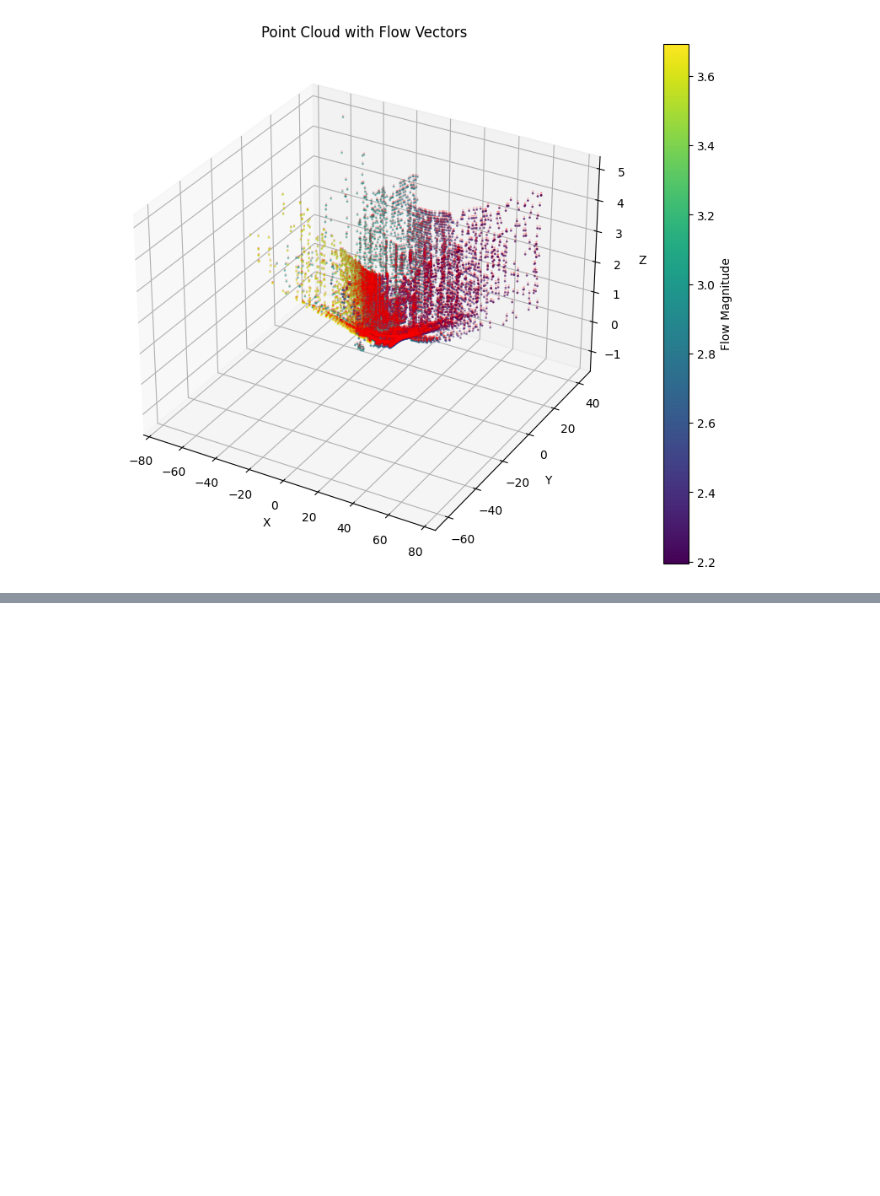
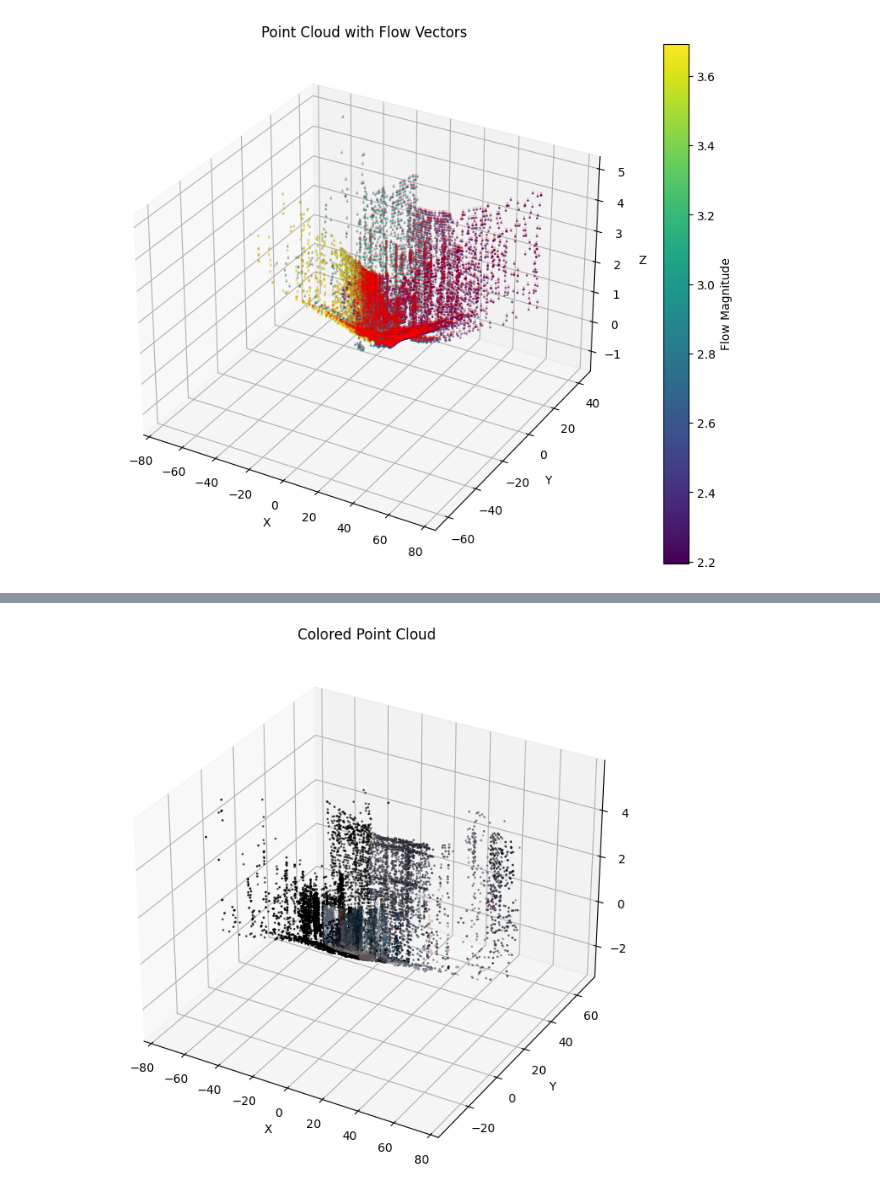
Before and after one commit to preacherwhite/Pointcept, a Jupyter notebook: pointcept/datasets/preprocessing/waymo/flow_experiments.ipynb, the cells around one changed output, grey strips where cells are left out. Drawn from its saved outputs; the diff is of its cells as text; code cells hidden in the pictures; blank space fills up the shorter version.

```diff
--- a/pointcept/datasets/preprocessing/waymo/flow_experiments.ipynb
+++ b/pointcept/datasets/preprocessing/waymo/flow_experiments.ipynb
@@ -88,7 +85,7 @@ def parse_range_image_and_camera_projection_flow(
   return range_images, camera_projections, seg_labels, range_image_top_pose
 # %%
 # Set the path to your TFRecord file
-tfrecord_path = '/media/staging1/dhwang/Waymo/archived_files/scene_flow/valid/'
+tfrecord_path = '/media/staging1/dhwang/Waymo/archived_files/scene_flow/validation/'
 file_list = glob.glob(
         os.path.join(os.path.abspath(tfrecord_path), "*.tfrecord")
     )
@@ -273,7 +278,7 @@ def create_lidar_and_flow(frame):
 import random
 
 # Set the path to your TFRecord file
-tfrecord_path = '/media/staging1/dhwang/Waymo/archived_files/scene_flow/train/'
+tfrecord_path = '/media/staging1/dhwang/Waymo/archived_files/scene_flow/training/'
 file_list = glob.glob(
         os.path.join(os.path.abspath(tfrecord_path), "*.tfrecord")
     )
@@ -382,3 +391,90 @@ visualize_point_cloud_with_flow(points[0], flow[0], sample_rate=10)
 # Save flow and point cloud into two numpy file
 np.save('flow2.npy', flow)
 np.save('points2.npy', points)
+# %%
+def create_lidar_and_color(frame):
+    # Parse range images and camera projections
+    (range_images, camera_projections, _, range_image_top_pose) = frame_utils.parse_range_image_and_camera_projection(frame)
+
+    # Convert range images to point cloud
+    points, cp_points = frame_utils.convert_range_image_to_point_cloud(
+        frame, range_images, camera_projections, range_image_top_pose, keep_polar_features=False
+    )
+    points_ri2, cp_points_ri2 = frame_utils.convert_range_image_to_point_cloud(
+        frame, range_images, camera_projections, range_image_top_pose, ri_index=1, keep_polar_features=False
+    )
+
+    # Concatenate points from both returns
+    points_all = np.concatenate(points, axis=0)
+    points_all_ri2 = np.concatenate(points_ri2, axis=0)
+    points_all = np.concatenate([points_all, points_all_ri2], axis=0)
+
+    # Concatenate camera projections from both returns
+    cp_points_all = np.concatenate(cp_points, axis=0)
+    cp_points_all_ri2 = np.concatenate(cp_points_ri2, axis=0)
+    cp_points_all = np.concatenate([cp_points_all, cp_points_all_ri2], axis=0)
+
+
+    images = sorted(frame.images, key=lambda i: i.name)
+    print(len(images))
+    masks = []
+    for image in images:
+        mask = tf.equal(cp_points_all[..., 0], image.name)
+        masks.append(mask)
+    unique_cp_points_all = np.unique(cp_points_all[..., 0])
+    unique_image_names = np.unique([image.name for image in images])
+
+    print("Unique values in cp_points_all[..., 0]:", unique_cp_points_all)
+    print("Unique values of image.name:", unique_image_names)
+    # Print the distribution of cp_points_all[..., 0]
+    unique, counts = np.unique(cp_points_all[..., 0], return_counts=True)
+    distribution = dict(zip(unique, counts))
+    print("Distribution of cp_points_all[..., 0]:", distribution)
+    # Decode all JPEG images
+    decoded_images = [tf.image.decode_jpeg(img.image) for img in images]
+
+    #build the color tensor
+    color_tensor = tf.zeros((cp_points_all.shape[0], 3))
+
+    for mask, image in zip(masks, decoded_images):
+        cp_points_all_tensor_image = tf.cast(tf.gather_nd(cp_points_all, tf.where(mask)), dtype=tf.float32)
+        #convert the cp_points_all_tensor_image to integer indices
+        pixel_x = tf.cast(cp_points_all_tensor_image[..., 1], tf.int32)
+        pixel_y = tf.cast(cp_points_all_tensor_image[..., 2], tf.int32)
+        rgb_values = tf.gather_nd(image, tf.stack([pixel_y, pixel_x], axis=-1))
+        # Convert RGB values from 0-255 to 0-1 range
+        rgb_values = tf.cast(rgb_values, tf.float32) / 255.0
+        color_tensor = tf.tensor_scatter_nd_update(color_tensor, tf.where(mask), rgb_values)
+
+    return points_all, color_tensor.numpy()
+
+# Usage example:
+_, colors = create_lidar_and_color(frame)
+print(f"Points shape: {points.shape}")
+print(f"Colors shape: {colors.shape}")
+
+# Visualize the colored point cloud
+def visualize_colored_point_cloud(points, colors, sample_rate=10):
+    # Sample points to reduce clutter
+    sampled_indices = np.random.choice(points.shape[0], points.shape[0] // sample_rate, replace=False)
+    sampled_points = points[sampled_indices]
+    sampled_colors = colors[sampled_indices]
+
+    # Create 3D plot
+    fig = plt.figure(figsize=(12, 8))
+    ax = fig.add_subplot(111, projection='3d')
+
+    # Plot points
+    ax.scatter(sampled_points[:, 0], sampled_points[:, 1], sampled_points[:, 2],
+               c=sampled_colors, s=1)
+
+    # Set labels and title
+    ax.set_xlabel('X')
+    ax.set_ylabel('Y')
+    ax.set_zlabel('Z')
+    ax.set_title('Colored Point Cloud')
+
+    plt.show()
+
+visualize_colored_point_cloud(points, colors)
+# %% [output]
@@ -384,0 +487 @@ np.save('points2.npy', points)
+[figure, added]
```
Also changed, not shown: parts of 9 cells of this notebook, 54 other files.
